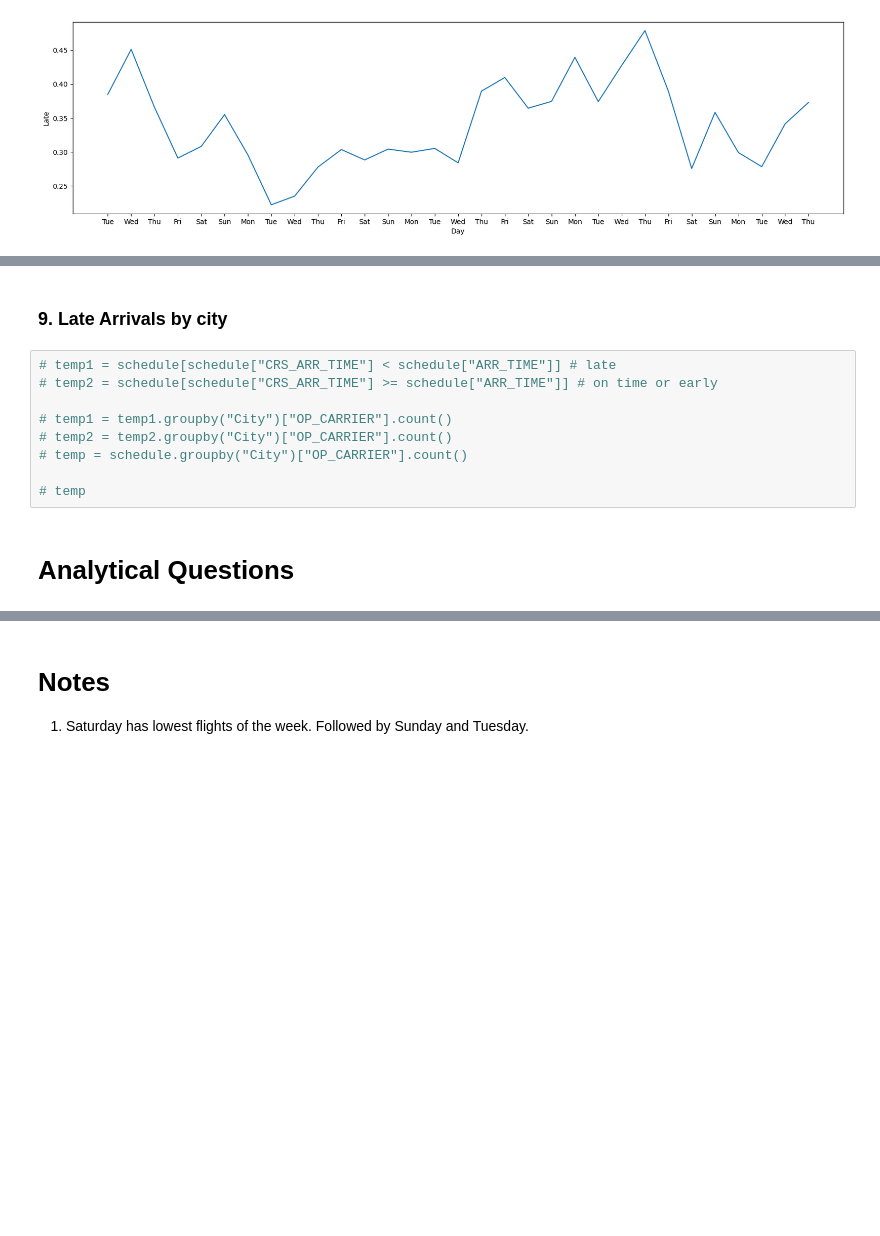
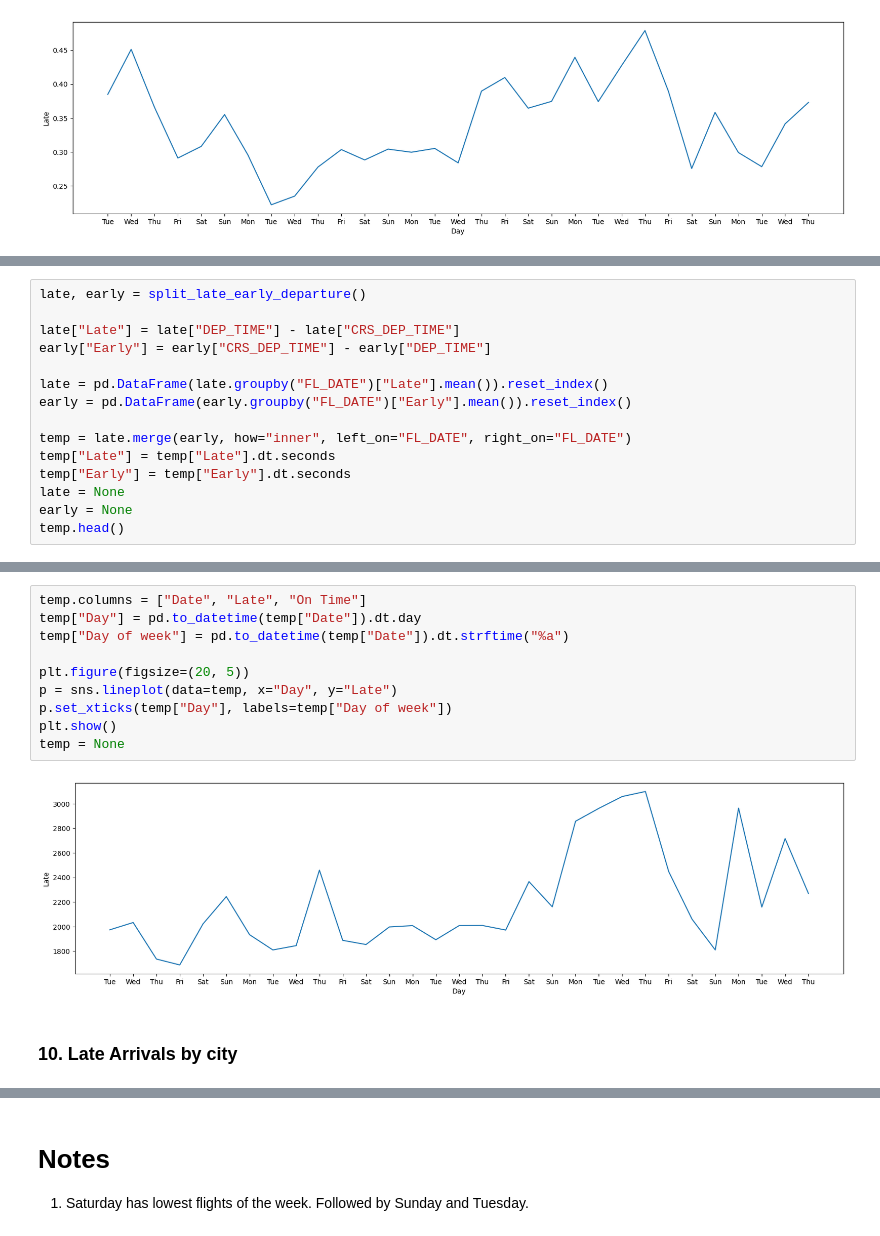
Before and after one commit to torchlightwizard/Data-Analysis-Flight-Travel, a Jupyter notebook: notebooks/eda.ipynb, the cells around one changed output, grey strips where cells are left out. Saved outputs shown, nothing was run; the diff lists cells and outputs as text; blank space fills up the shorter version.

```diff
--- a/notebooks/eda.ipynb
+++ b/notebooks/eda.ipynb
@@ -327,0 +409,15 @@ temp = None
+# %%
+late, early = split_late_early_departure()
+
+late["Late"] = late["DEP_TIME"] - late["CRS_DEP_TIME"]
+early["Early"] = early["CRS_DEP_TIME"] - early["DEP_TIME"]
+
+late = pd.DataFrame(late.groupby("FL_DATE")["Late"].mean()).reset_index()
+early = pd.DataFrame(early.groupby("FL_DATE")["Early"].mean()).reset_index()
+
+temp = late.merge(early, how="inner", left_on="FL_DATE", right_on="FL_DATE")
+temp["Late"] = temp["Late"].dt.seconds
+temp["Early"] = temp["Early"].dt.seconds
+late = None
+early = None
+temp.head()
@@ -328,13 +431,14 @@ temp = None
+# %%
+temp.columns = ["Date", "Late", "On Time"]
+temp["Day"] = pd.to_datetime(temp["Date"]).dt.day
+temp["Day of week"] = pd.to_datetime(temp["Date"]).dt.strftime("%a")
+
+plt.figure(figsize=(20, 5))
+p = sns.lineplot(data=temp, x="Day", y="Late")
+p.set_xticks(temp["Day"], labels=temp["Day of week"])
+plt.show()
+temp = None
+# %% [output]
+[figure, added]
 # %% [markdown]
-### 9. Late Arrivals by city
+### 10. Late Arrivals by city
-# %%
-# temp1 = schedule[schedule["CRS_ARR_TIME"] < schedule["ARR_TIME"]] # late
-# temp2 = schedule[schedule["CRS_ARR_TIME"] >= schedule["ARR_TIME"]] # on time or early
-
-# temp1 = temp1.groupby("City")["OP_CARRIER"].count()
-# temp2 = temp2.groupby("City")["OP_CARRIER"].count()
-# temp = schedule.groupby("City")["OP_CARRIER"].count()
-
-# temp
-# %% [markdown]
-# Analytical Questions
```
Also changed, not shown: parts of 57 cells of this notebook.
